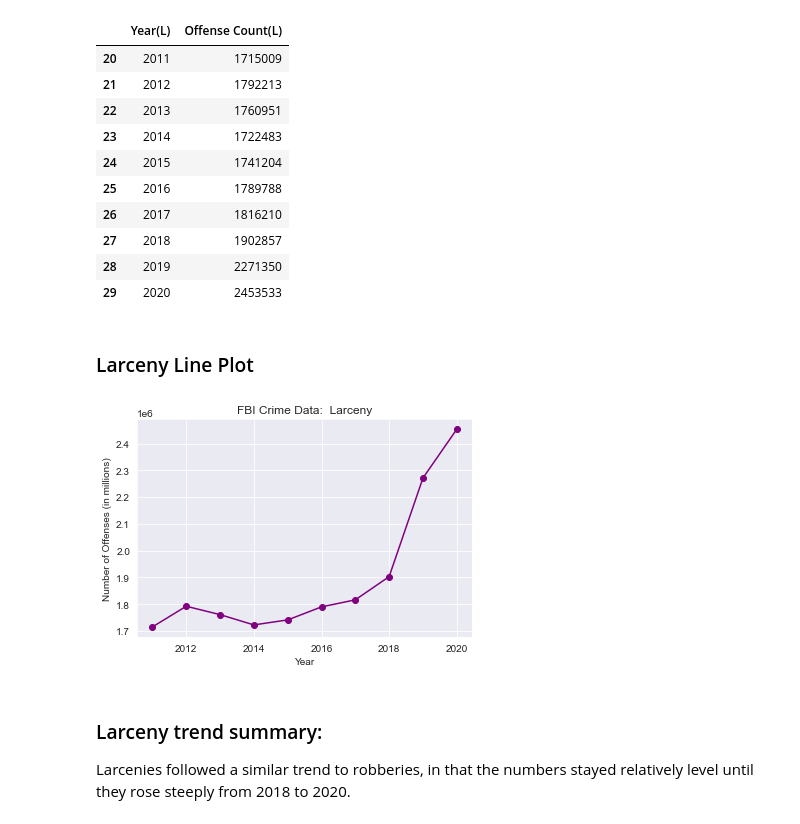
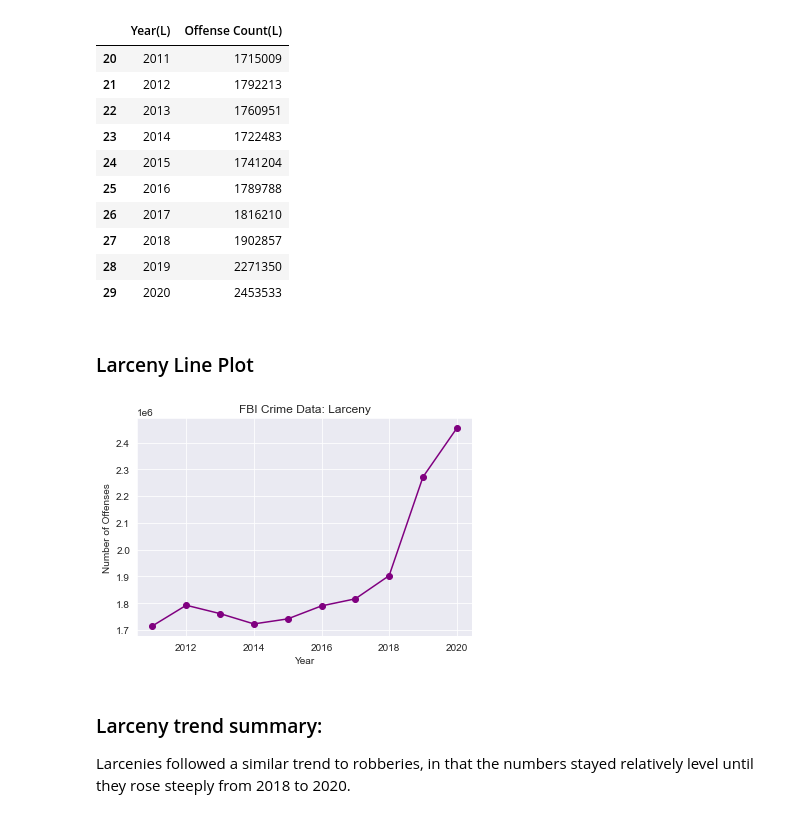
Before and after one commit to HeatherLD/API-Project, a Jupyter notebook: Final_Draft.ipynb, the cells around one changed output. Cells and saved outputs as stored; diff of their text form; code cells hidden in the pictures.

```diff
--- a/Final_Draft.ipynb
+++ b/Final_Draft.ipynb
@@ -172,7 +189,17 @@ fbi_larceny_ct_df_final_set
-# %% [markdown]
-### Larceny Line Plot
-# %% [markdown]
-![larceny_graph.png](attachment:larceny_graph.png)
+# %% [markdown]
+### Larceny Line Plot
+# %%
+#formatting the dataframe, Jamie's code (used in line plot)
+fig,ax=plt.subplots()
+
+ax.plot(fbi_larceny_ct_df_final_set["Year(L)"], fbi_larceny_ct_df_final_set["Offense Count(L)"], marker = 'o',  color = 'purple')
+ax.set_xlabel("Year")
+ax.set_ylabel("Number of Offenses")
+ax.set_title('FBI Crime Data: Larceny')
+
+plt.show()
+# %% [output]
+[figure, added]
 # %% [markdown]
 ### Larceny trend summary:
 Larcenies followed a similar trend to robberies, in that the numbers stayed relatively level until they rose steeply from 2018 to 2020.
```
Also changed, not shown: parts of 17 cells of this notebook.
